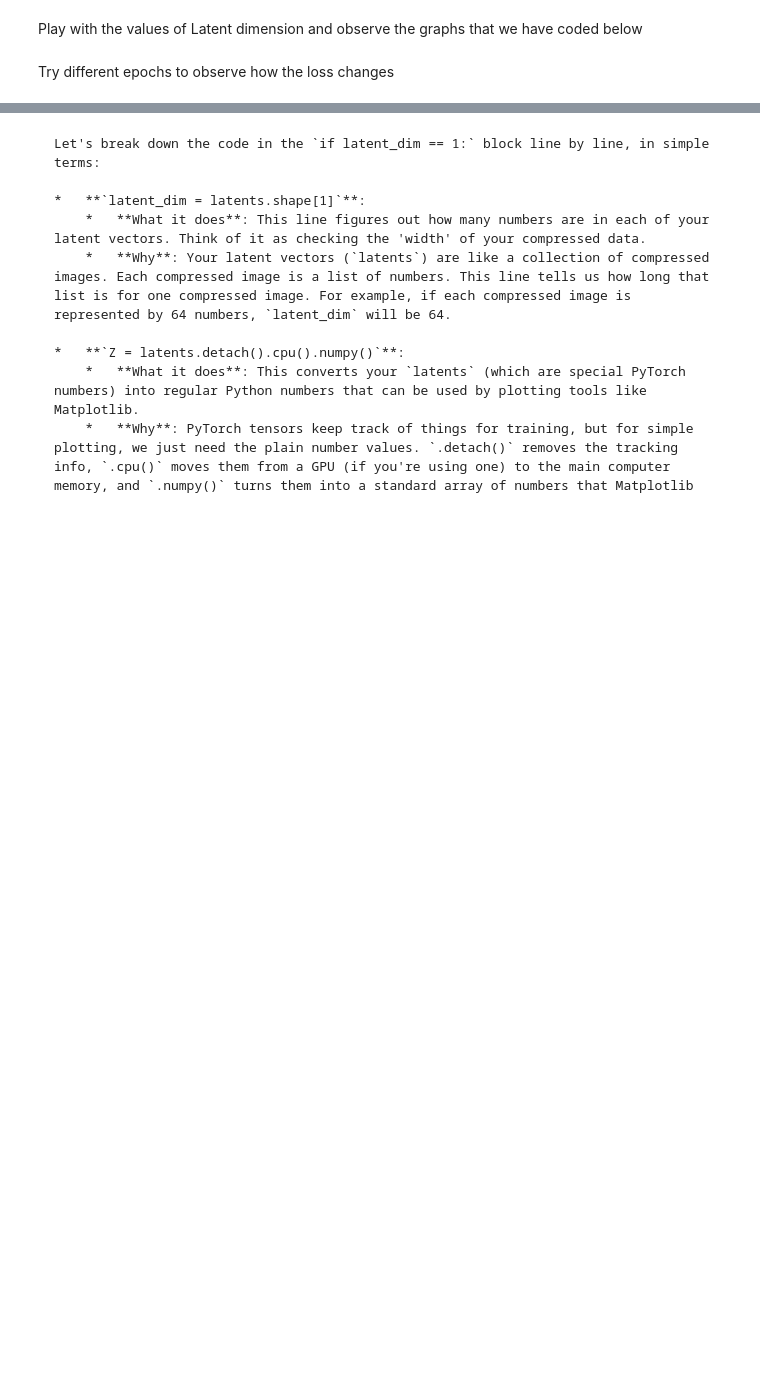
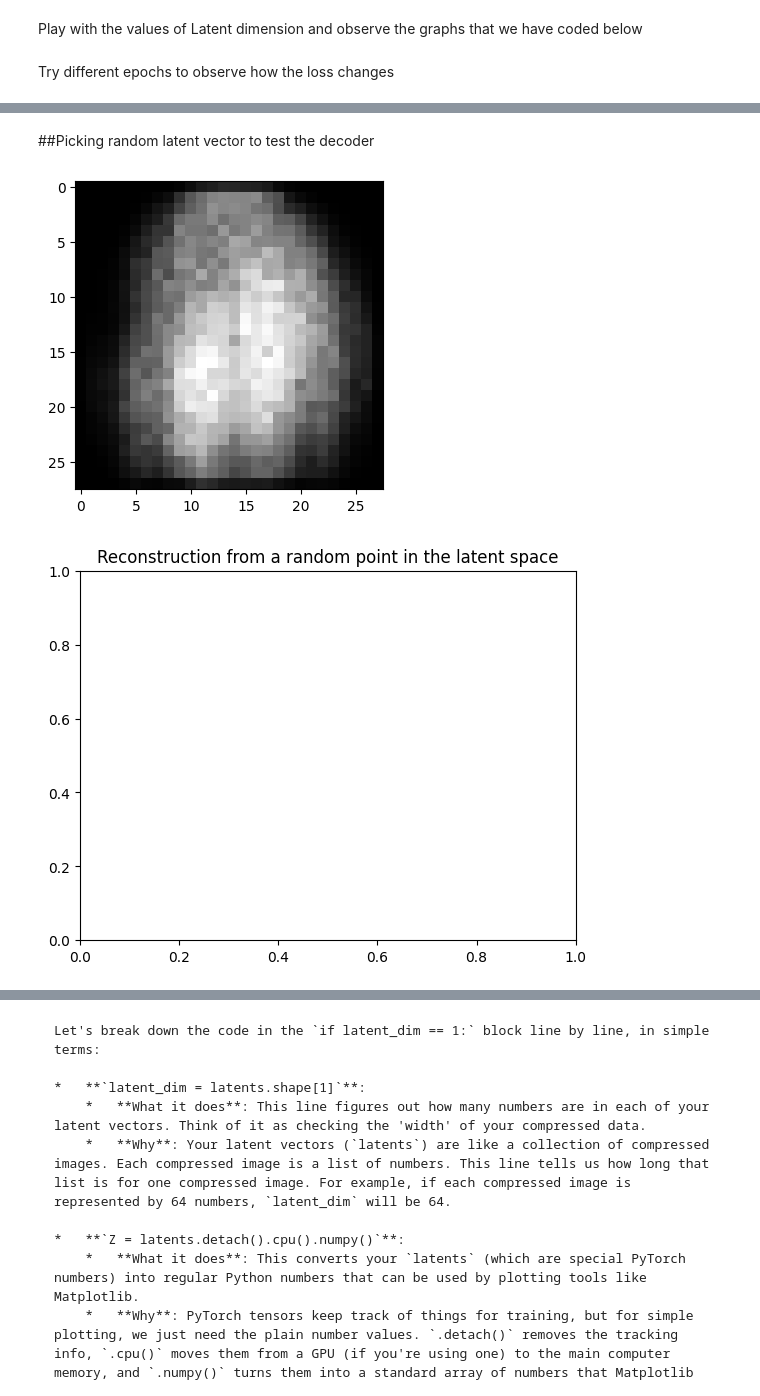
Before and after one commit to pyk-1908/2048, a Jupyter notebook: autoencoderFromscracth.ipynb, the cells around one changed output, grey strips where cells are left out. Saved outputs shown, nothing was run; the diff lists cells and outputs as text; code cells hidden in the pictures; blank space fills up the shorter version.

```diff
--- a/autoencoderFromscracth.ipynb
+++ b/autoencoderFromscracth.ipynb
@@ -252,0 +255,19 @@ else:
+# %% [markdown]
+##Picking random latent vector to test the decoder
+# %%
+model.eval()
+
+with torch.no_grad():
+  latent_dim = model.encoder[-2].out_features
+  z_random = torch.randn(1, latent_dim).to(device)
+  x_generated = model.decoder(z_random)
+  x_generated = x_generated.cpu().view(28,28)
+
+plt.figure(figsize = (4, 4))
+plt.imshow(x_generated, cmap = "gray")
+plt.show()
+plt.title("Reconstruction from a random point in the latent space")
+plt.show()
+# %% [output]
+[figure, added]
+[figure, added]
```
Also changed, not shown: parts of 5 cells of this notebook.
